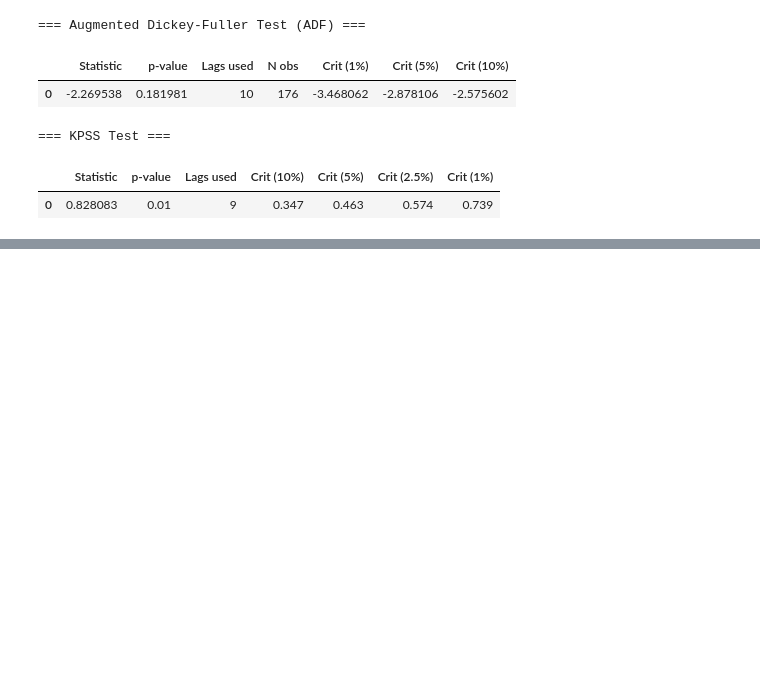
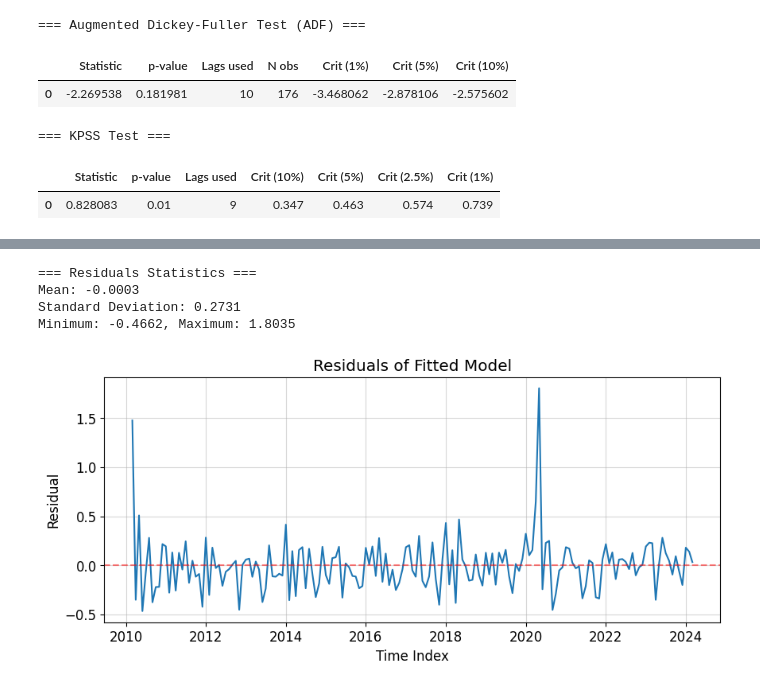
Before and after one commit to Bharragan/AST_Henriquez_Ortiz_Assignment_2, a Jupyter notebook: notebooks/real_series.ipynb, the cells around one changed output, grey strips where cells are left out. Cells and saved outputs as stored; diff of their text form; code cells hidden in the pictures; blank space fills up the shorter version.

```diff
--- a/notebooks/real_series.ipynb
+++ b/notebooks/real_series.ipynb
@@ -98,0 +194,9 @@ plot_pacf_sample(X, lags=20)
+# %%
+residuals = model.resid
+residual_stats = plot_residuals(model.resid)
+# %% [output]
+=== Residuals Statistics ===
+Mean: -0.0003
+Standard Deviation: 0.2731
+Minimum: -0.4662, Maximum: 1.8035
+[figure, added]
```
Also changed, not shown: parts of 16 cells of this notebook, 2 other files.
